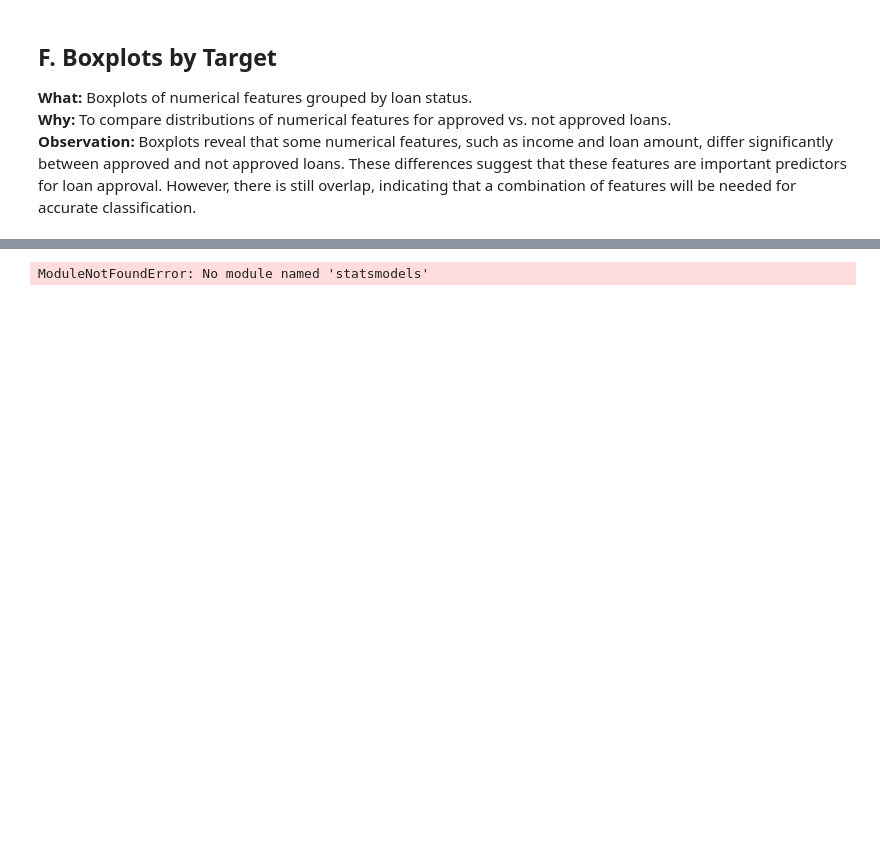
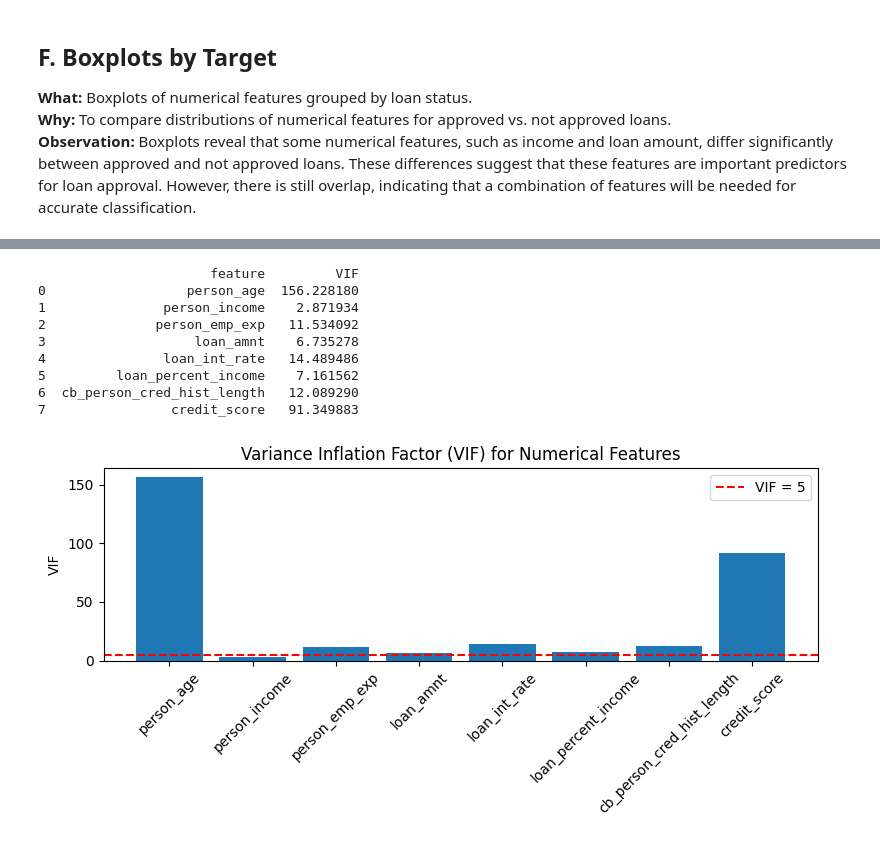
Before and after one commit to Hsotuhsa-S/Loan-Prediction-E2E-ML-Workflow, a Jupyter notebook: 00_LoanData_Cleanup_EDA.ipynb, the cells around one changed output, grey strips where cells are left out. Cells and saved outputs as stored; diff of their text form; code cells hidden in the pictures; blank space fills up the shorter version.

```diff
--- a/00_LoanData_Cleanup_EDA.ipynb
+++ b/00_LoanData_Cleanup_EDA.ipynb
@@ -338,30 +364,38 @@ for col in numeric_cols:
 # %%
 # Multicollinearity Check: Variance Inflation Factor (VIF)
 from statsmodels.stats.outliers_influence import variance_inflation_factor
 import matplotlib.pyplot as plt
 import pandas as pd
 
 # Select only numerical columns (excluding the target)
-numeric_cols = rawLoanData_filled.select_dtypes(include=['float64', 'int64']).columns.drop('loan_status', errors='ignore')
-X = rawLoanData_filled[numeric_cols].dropna()
+X = rawLoanData_filled[num_cols].dropna()
 
 # Calculate VIF for each feature
 vif_data = pd.DataFrame()
 vif_data['feature'] = X.columns
 vif_data['VIF'] = [variance_inflation_factor(X.values, i) for i in range(X.shape[1])]
 
 # Display VIF values
 print(vif_data)
 
 # Bar plot of VIF values
 plt.figure(figsize=(8,4))
 plt.bar(vif_data['feature'], vif_data['VIF'])
 plt.axhline(5, color='red', linestyle='--', label='VIF = 5')
 plt.ylabel('VIF')
 plt.title('Variance Inflation Factor (VIF) for Numerical Features')
 plt.xticks(rotation=45)
 plt.legend()
 plt.tight_layout()
 plt.show()
 # %% [output]
-ModuleNotFoundError: No module named 'statsmodels'
+                      feature         VIF
+0                  person_age  156.228180
+1               person_income    2.871934
+2              person_emp_exp   11.534092
+3                   loan_amnt    6.735278
+4               loan_int_rate   14.489486
+5         loan_percent_income    7.161562
+6  cb_person_cred_hist_length   12.089290
+7                credit_score   91.349883
+[figure, added]
```
Also changed, not shown: parts of 3 cells of this notebook.
